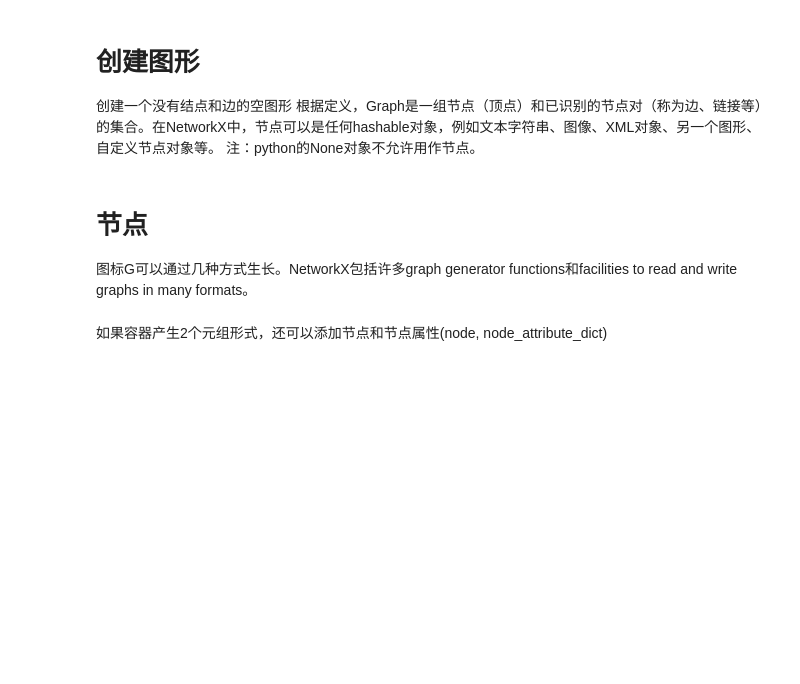
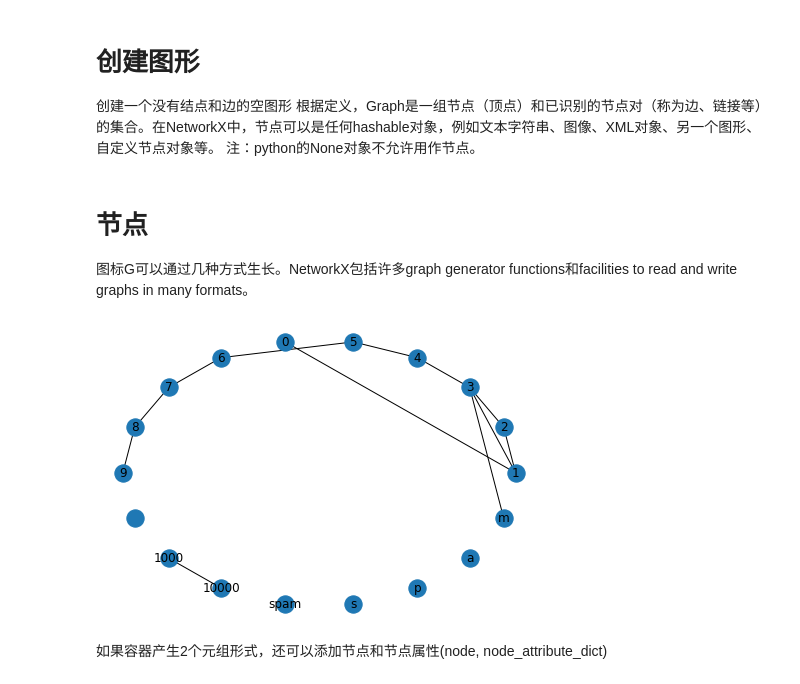
Before and after one commit to quanmou/python_collections, a Jupyter notebook: modules/networkx_/基础教程.ipynb, the cells around one changed output. Cells and saved outputs as stored; diff of their text form; code cells hidden in the pictures; blank space fills up the shorter version.

```diff
--- a/modules/networkx_/基础教程.ipynb
+++ b/modules/networkx_/基础教程.ipynb
@@ -13,6 +13,11 @@ G = nx.Graph()
 G.add_node(1)  # 一次添加一个节点
 # %%
 G.add_nodes_from([2, 3])  # 从任何iterable容器，如列表
+# %%
+# nx.draw(G, with_labels=True)  # 画图
+nx.draw_shell(G, with_labels=True)  # 画图，图节点围成一个圈
+# %% [output]
+[figure, added]
 # %% [markdown]
 如果容器产生2个元组形式，还可以添加节点和节点属性(node, node_attribute_dict)
 # %%
```
Also changed, not shown: parts of 5 cells of this notebook.
